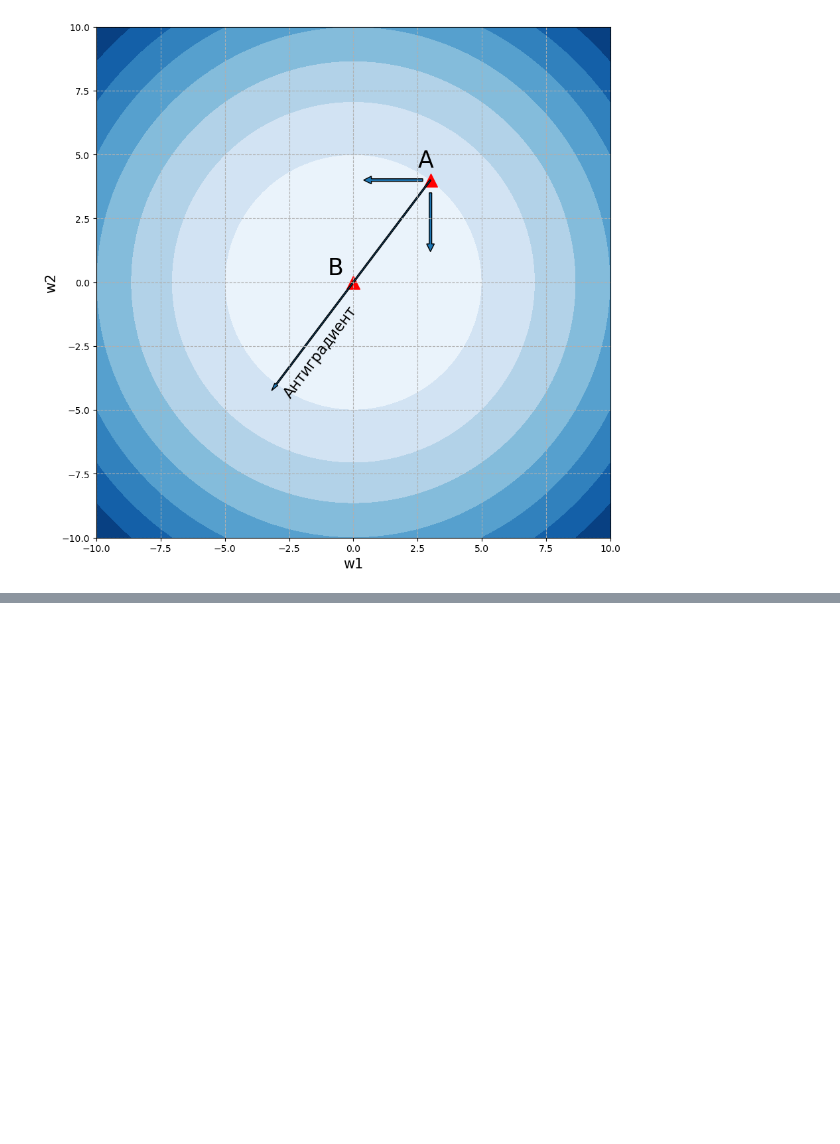
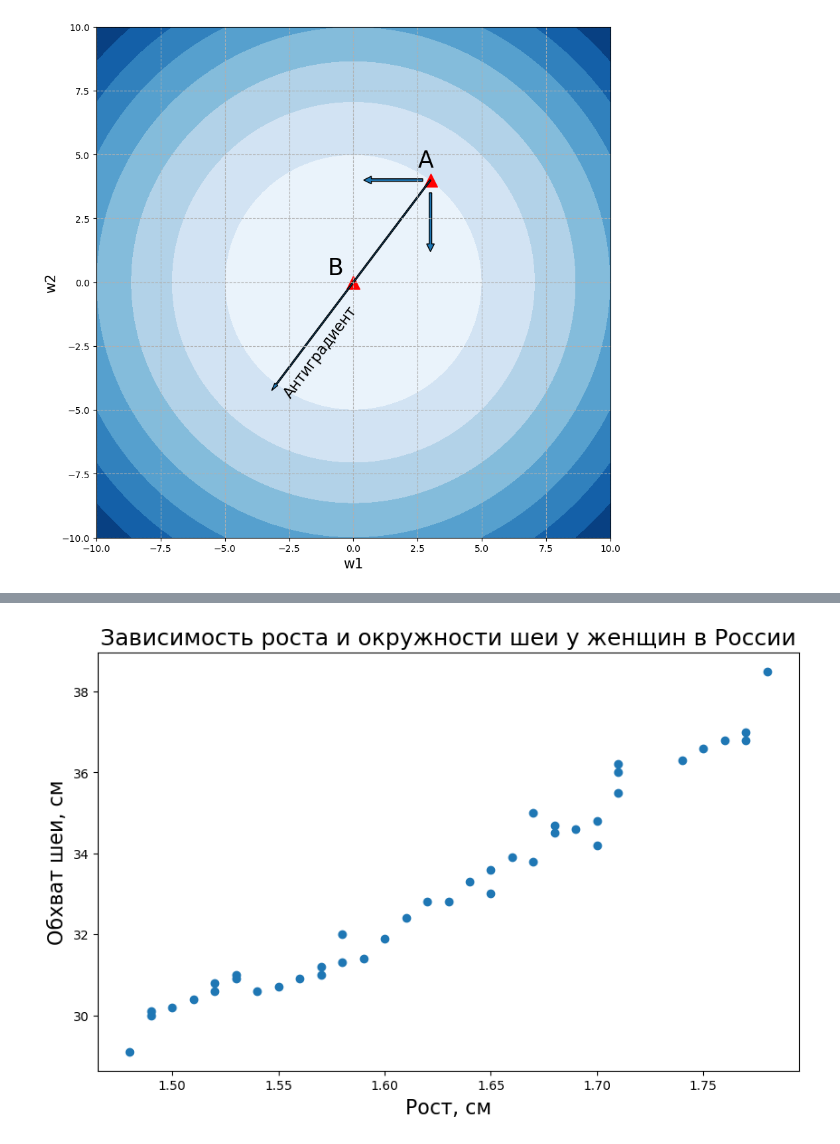
Before and after one commit to SENATOROVAI/Data-Science-For-Beginners-from-scratch-SENATOROV, a Jupyter notebook: python/lessons/gradient.ipynb, the cells around one changed output, grey strips where cells are left out. Cells and saved outputs as stored; diff of their text form; code cells hidden in the pictures; blank space fills up the shorter version.

```diff
--- a/python/lessons/gradient.ipynb
+++ b/python/lessons/gradient.ipynb
@@ -270,0 +418,18 @@ learning_rate = 0.05
+# %%
+# Поле корреляции, корреляционный анализ
+
+# построим точечную диаграмму
+plt.figure(figsize=(10, 6))
+# Поле корреляции
+plt.scatter(X_val, y_val_2)
+
+# добавим подписи
+plt.xlabel("Рост, см", fontsize=16)
+plt.ylabel("Обхват шеи, см", fontsize=16)
+plt.title("Зависимость роста и окружности шеи у женщин в России", fontsize=18)
+
+plt.show()
+# на основании поле корреляция принято
+# решение использовать линейную регрессию, начало регрессионного анализа
+# %% [output]
+[figure, added]
```
Also changed, not shown: parts of 8 cells of this notebook, 1 other file.
